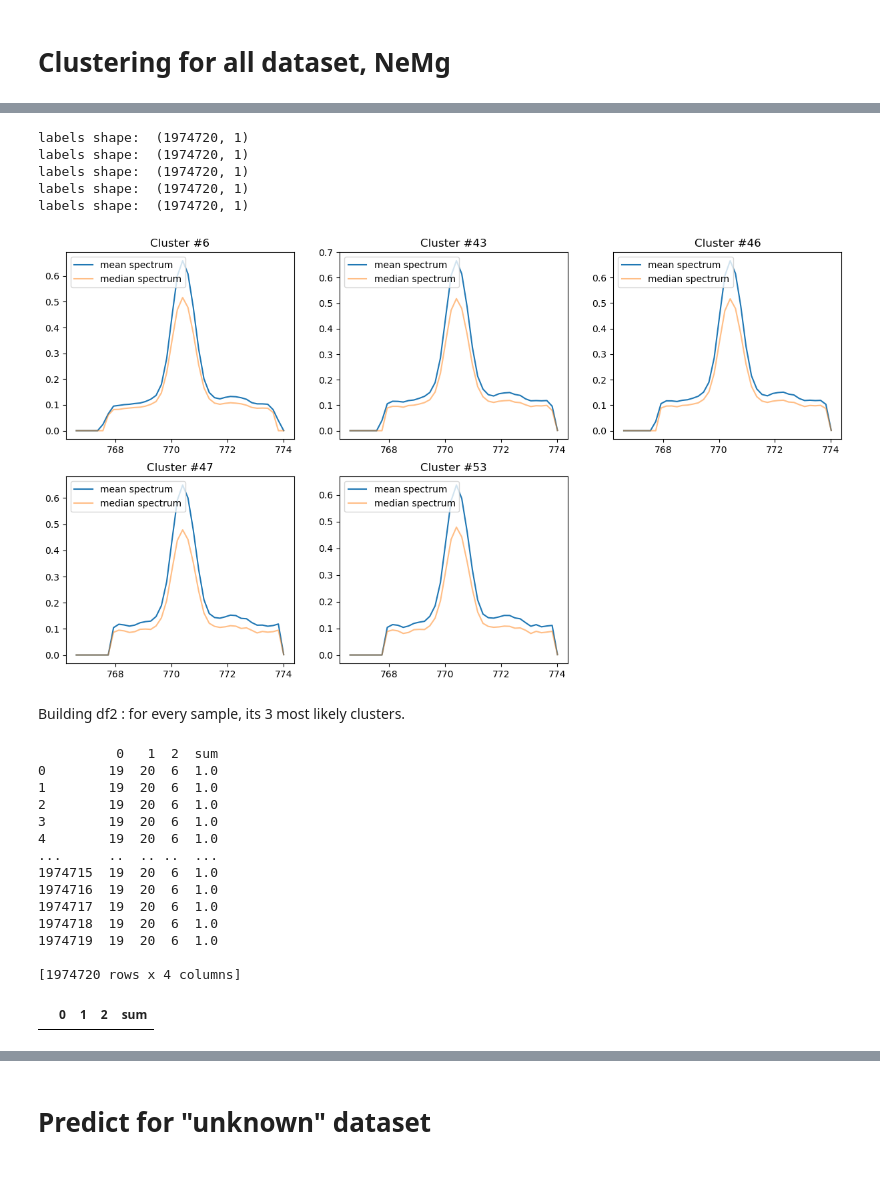
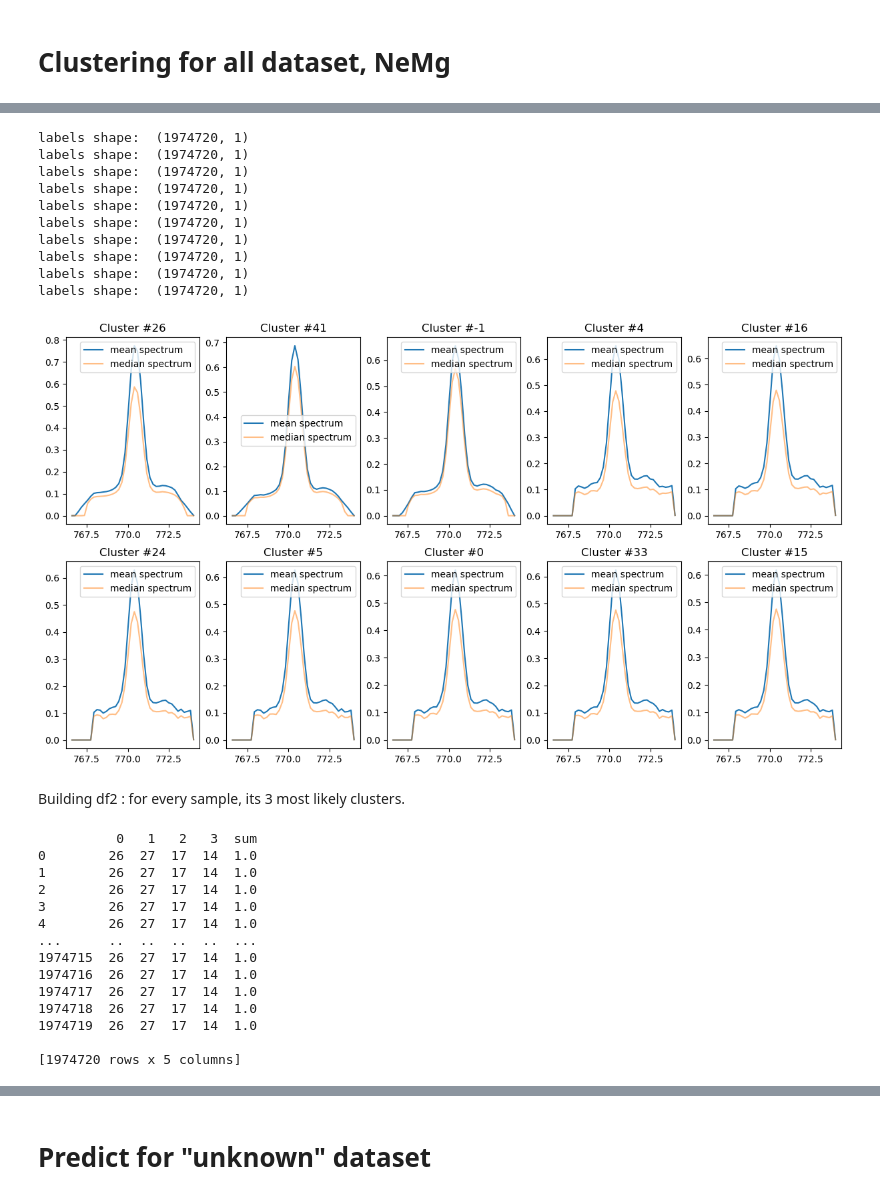
Before and after one commit to taniavsn/SimSPICE, a Jupyter notebook: notebooks/clustering_NeMg_all.ipynb, the cells around one changed output, grey strips where cells are left out. Saved outputs shown, nothing was run; the diff lists cells and outputs as text; code cells hidden in the pictures.

```diff
--- a/notebooks/clustering_NeMg_all.ipynb
+++ b/notebooks/clustering_NeMg_all.ipynb
@@ -117,0 +234,18 @@ labels shape:  (1974720, 1)
+# %%
+x,y = 400,30
+fig, axes = plt.subplots(1, 2, figsize=(10,4), gridspec_kw={'width_ratios': [1, 1]})
+cmap = None
+norm = None
+img, cmap, norm = imf.map_clusters(labels,
+        dataset_path=simspice+"spectra_train.nc",
+        ax=axes[0], selected_clusters=[0,41], data_dir='/d0/tvaresano/SimSPICE/data_L2/',
+        file_index=8,
+        cmap=cmap, norm=norm, contour=True, linewidth=1.5)
+plt.title(f"min_cluster = {x}\nmin_samples = {y}")
+plt.colorbar(img, ax=axes[0], orientation="vertical")
+
+
+ax = axes[1]
+imf.plot_average_spectra_cluster(labels, stacked_outputs, chosen_cluster=0,
+                                dataset=dataset_none, log_scale=False, ax=ax,
+                                dataset_path=dataset_path, wvl=imf.WAVELENGTHS_ARRAY_NEMG);
@@ -118,3 +255,5 @@ labels shape:  (1974720, 1)
 # %%
+clusterer = HDBSCAN(min_cluster_size=x, min_samples=y, metric='euclidean', # <=> cosine?
+                            allow_single_cluster=True, prediction_data=True)
+clusterer.fit(stacked_outputs)
 soft_clusters = all_points_membership_vectors(clusterer)
-soft_clusters[0]
@@ -138,5 +260,6 @@ array([7.6010591e-39, 7.4521164e-39, 7.5278903e-39, 7.6693219e-39,
 # %%
 import pandas as pd
 # %%
-pd.Series(clusterer.labels_).value_counts()
+df_clus = pd.Series(clusterer.labels_).value_counts()
+df_clus
 # %% [output]
@@ -164,9 +296,0 @@ labels shape:  (1974720, 1)
-# %%
-c=1
-plt.figure(figsize=(14,4))
-for clus in [19, 20]:
-    plt.subplot(1,2,c)
-    imf.plot_average_spectra_cluster(labels, stacked_outputs, chosen_cluster=clus,
-                                    dataset=dataset_none, log_scale=False,
-                                    dataset_path=dataset_path, wvl=imf.WAVELENGTHS_ARRAY_NEMG);
-    c+=1
@@ -177,42 +297,42 @@ labels shape:  (1974720, 1)
 # %%
 c=1
 plt.figure(figsize=(15,8))
-for clus in [6,43,46,47,53]:
-    plt.subplot(2,3,c)
+for clus in df_clus.keys().values[:10]:
+    ax = plt.subplot(2,5,c)
     imf.plot_average_spectra_cluster(labels, stacked_outputs, chosen_cluster=clus,
-                                    dataset=dataset_none, log_scale=False,
+                                    dataset=dataset_none, log_scale=False, ax=ax,
                                     dataset_path=dataset_path, wvl=imf.WAVELENGTHS_ARRAY_NEMG);
     c+=1
 # %% [output]
 labels shape:  (1974720, 1)
 labels shape:  (1974720, 1)
 labels shape:  (1974720, 1)
 labels shape:  (1974720, 1)
 labels shape:  (1974720, 1)
+labels shape:  (1974720, 1)
+labels shape:  (1974720, 1)
+labels shape:  (1974720, 1)
+labels shape:  (1974720, 1)
+labels shape:  (1974720, 1)
-[figure, old version]
+[figure, new version]
 # %% [markdown]
 Building df2 : for every sample, its 3 most likely clusters.
 # %%
-df2 = pd.DataFrame(soft_clusters.argsort()[:,::-1][:,:3])
+df2 = pd.DataFrame(soft_clusters.argsort()[:,::-1][:,:4])
 df2["sum"] = soft_clusters.sum(axis=1)
 print(df2)
 # %% [output]
-          0   1  2  sum
-0        19  20  6  1.0
-1        19  20  6  1.0
-2        19  20  6  1.0
-3        19  20  6  1.0
-4        19  20  6  1.0
-...      ..  .. ..  ...
-1974715  19  20  6  1.0
-1974716  19  20  6  1.0
-1974717  19  20  6  1.0
-1974718  19  20  6  1.0
-1974719  19  20  6  1.0
+          0   1   2   3  sum
+0        26  27  17  14  1.0
+1        26  27  17  14  1.0
+2        26  27  17  14  1.0
+3        26  27  17  14  1.0
+4        26  27  17  14  1.0
+...      ..  ..  ..  ..  ...
+1974715  26  27  17  14  1.0
+1974716  26  27  17  14  1.0
+1974717  26  27  17  14  1.0
+1974718  26  27  17  14  1.0
+1974719  26  27  17  14  1.0
 
-[1974720 rows x 4 columns]
+[1974720 rows x 5 columns]
-# %%
-df3 = df2[df2[0] == -1].copy()
-df3
-# %% [output]
-|  | 0 | 1 | 2 | sum |
```
Also changed, not shown: parts of 26 cells of this notebook, 5 other files.
